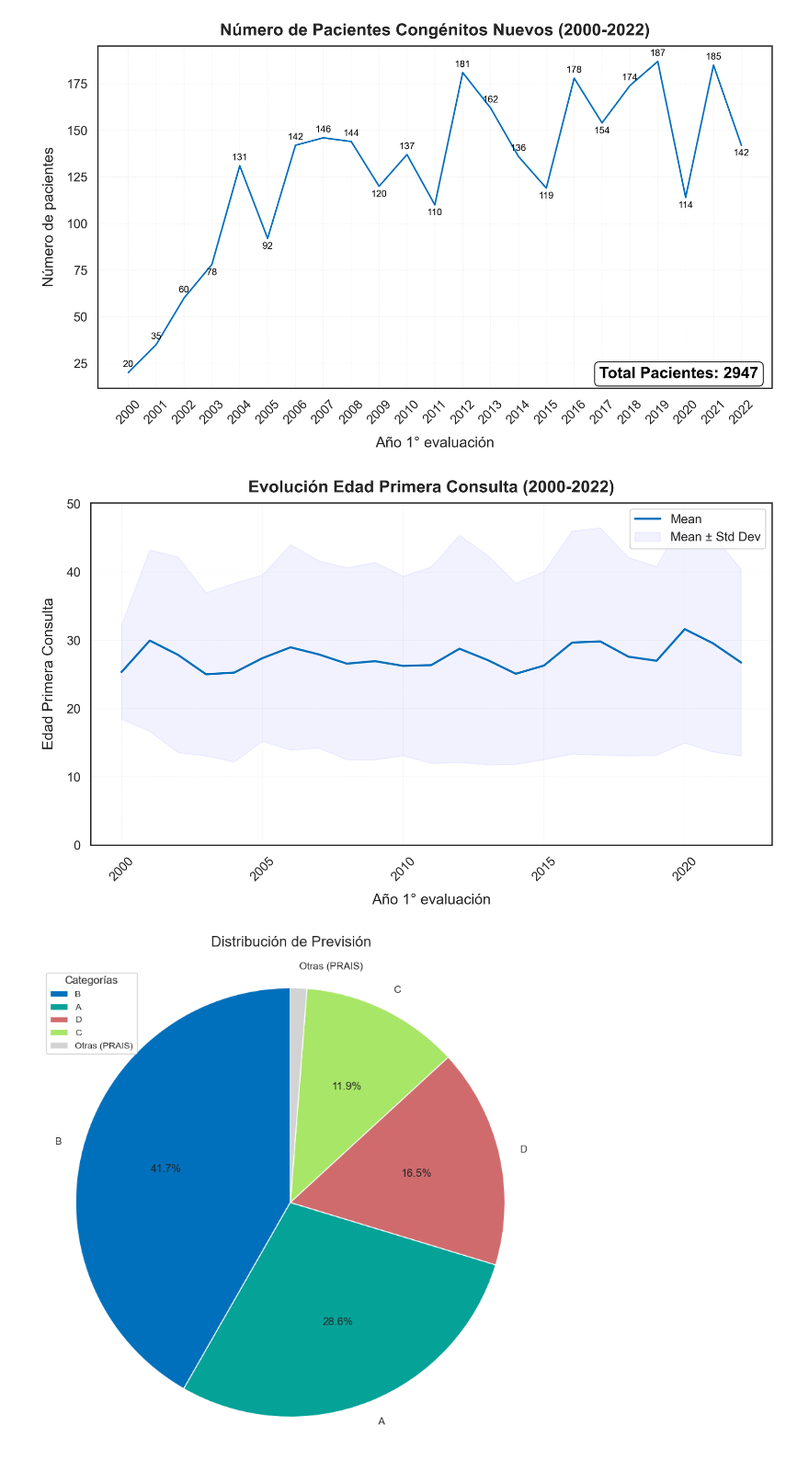
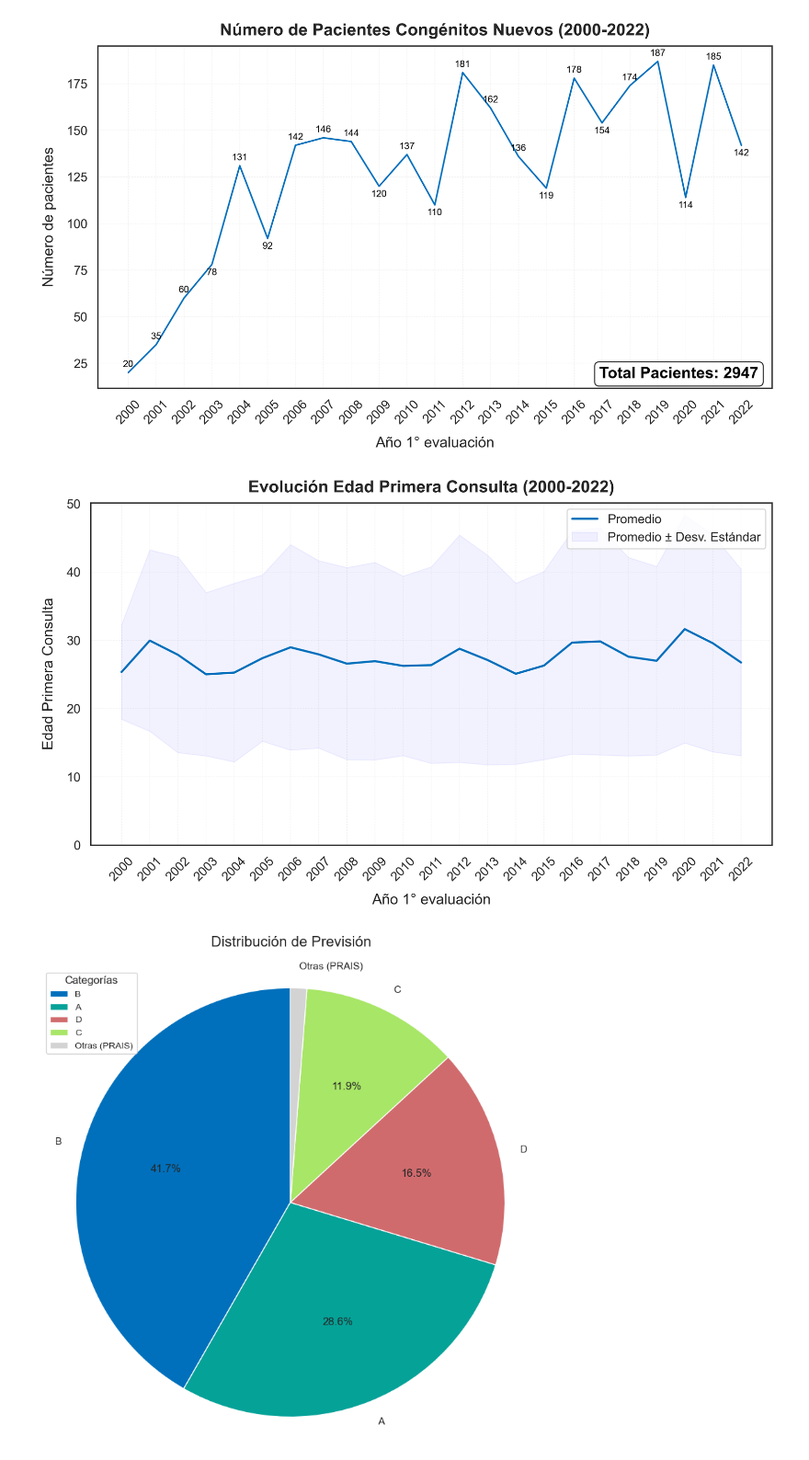
Before and after one commit to JavierRojas14/congenitas-ambulatorio, a Jupyter notebook: notebooks/test.ipynb, the cells around one changed output. Shown at 92% size. Saved outputs shown, nothing was run; the diff lists cells and outputs as text; code cells hidden in the pictures.

Commit message:
Cambia frecuencia de ticks de anio

```diff
--- a/notebooks/test.ipynb
+++ b/notebooks/test.ipynb
@@ -193,7 +193,7 @@ fig, ax = plt.subplots(figsize=(10, 6), dpi=300)
 ax.plot(
     edad_primera_consulta.index,
     edad_primera_consulta["mean"],
-    label="Mean",
+    label="Promedio",
     color="#0070bc",
     linewidth=2
 )
@@ -216,37 +216,40 @@ if "std" in edad_primera_consulta.columns:
         edad_primera_consulta["mean"] + edad_primera_consulta["std"],
         color="blue",
         alpha=0.05,
-        label="Mean ± Std Dev"
+        label="Promedio ± Desv. Estándar"
     )
 
 # Customize plot
 ax.set_title(
     "Evolución Edad Primera Consulta (2000-2022)", fontsize=16, weight="bold", pad=10
 )
 ax.set_xlabel("Año 1° evaluación", fontsize=14, labelpad=10)
 ax.set_ylabel("Edad Primera Consulta", fontsize=14, labelpad=10)
 
 # Rotate x-axis labels for clarity
 plt.xticks(fontsize=12, rotation=45)
 plt.yticks(fontsize=12)
 
 plt.ylim(bottom=0)
 
 # Add a grid for better readability
 ax.grid(visible=True, which="major", linestyle="--", linewidth=0.5, color="gray", alpha=0.1)
 
 # Add a legend
 ax.legend(fontsize=12)
 
+# Adjust x-axis tick frequency
+ax.set_xticks(edad_primera_consulta.index)  # Show all years (or adjust as needed)
+
 fig.tight_layout()
 
 # Save the figure
 plt.savefig("../reports/figures/edad_primera_consulta.png", dpi=300, bbox_inches="tight")
 
 # Show the plot
 plt.show()
 # %% [output]
-[figure, old version]
+[figure, new version]
 # %%
 # Set a threshold for categorizing "low-frequency" categories
 threshold = (
```
Also changed, not shown: 1 other file.
